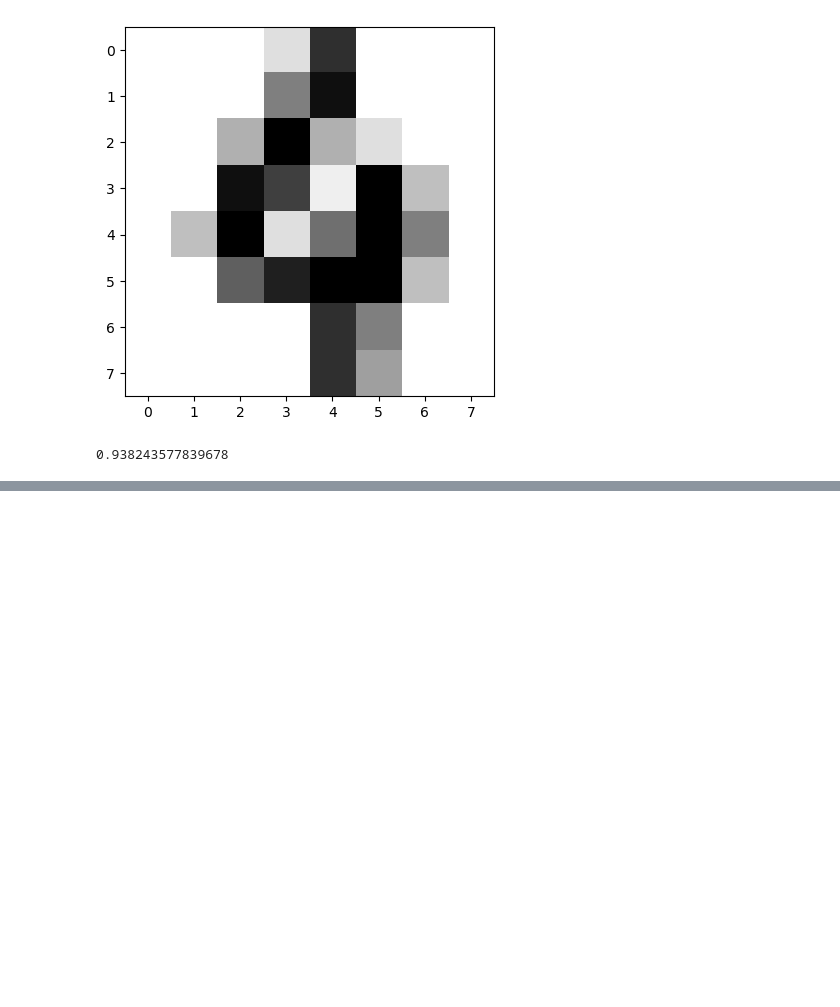
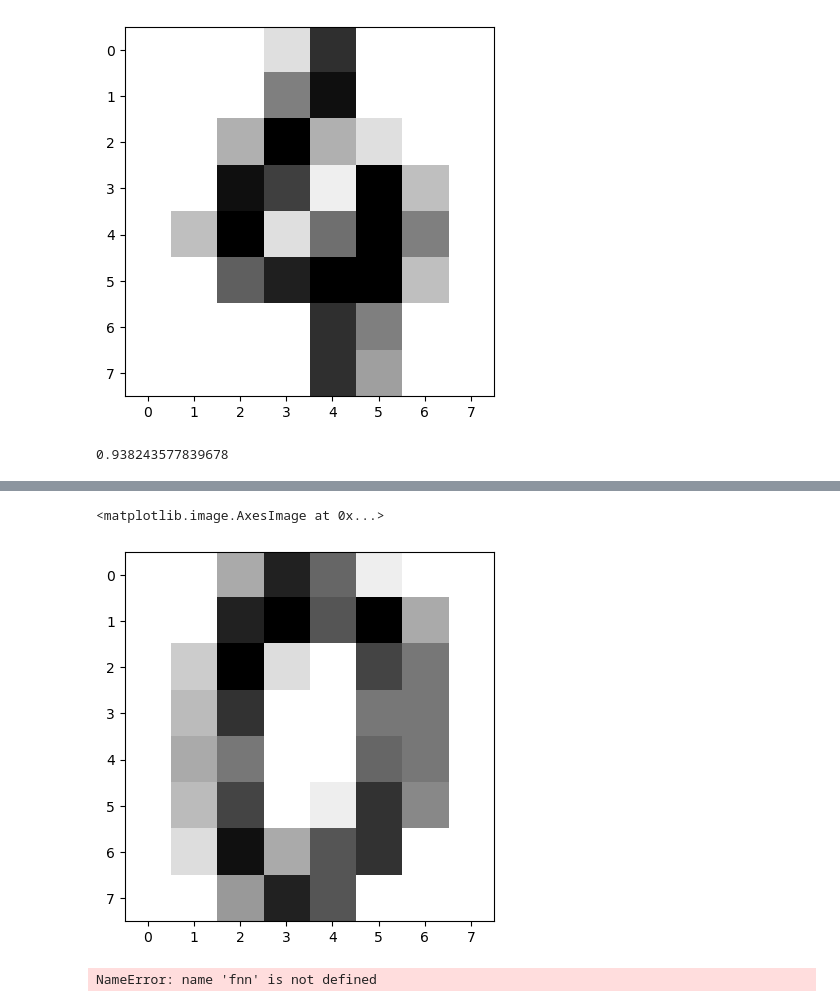
Before and after one commit to LuYuanGao1017/dataScience, a Jupyter notebook: 12_Beyond_the_essentials.ipynb, the cells around one changed output, grey strips where cells are left out. Drawn from its saved outputs; the diff is of its cells as text; code cells hidden in the pictures; blank space fills up the shorter version.

```diff
--- a/12_Beyond_the_essentials.ipynb
+++ b/12_Beyond_the_essentials.ipynb
@@ -421,0 +422,11 @@ ImportError: cannot import name 'SequentialDataSet' from 'sequential' (d:\anacon
+# %%
+plt.imshow(digits.images[0], cmap=plt.cm.gray_r, interpolation='nearest')
+# %% [output]
+<matplotlib.image.AxesImage at 0x...>
+[figure, added]
+# %%
+fnn.activate(X[0])
+array([ 0.92183643,  0.00126609,  0.00303146,  0.00387049,  0.01067609,
+        0.00718017,  0.00825521,  0.00917995,  0.00696929,  0.02773482])
+# %% [output]
+NameError: name 'fnn' is not defined
```
Also changed, not shown: parts of 1 cell of this notebook.
